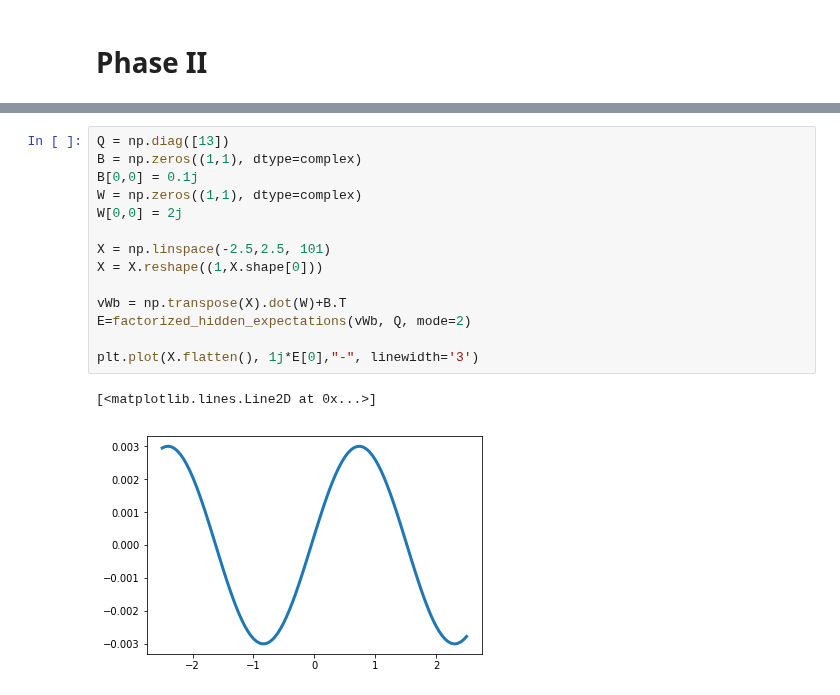
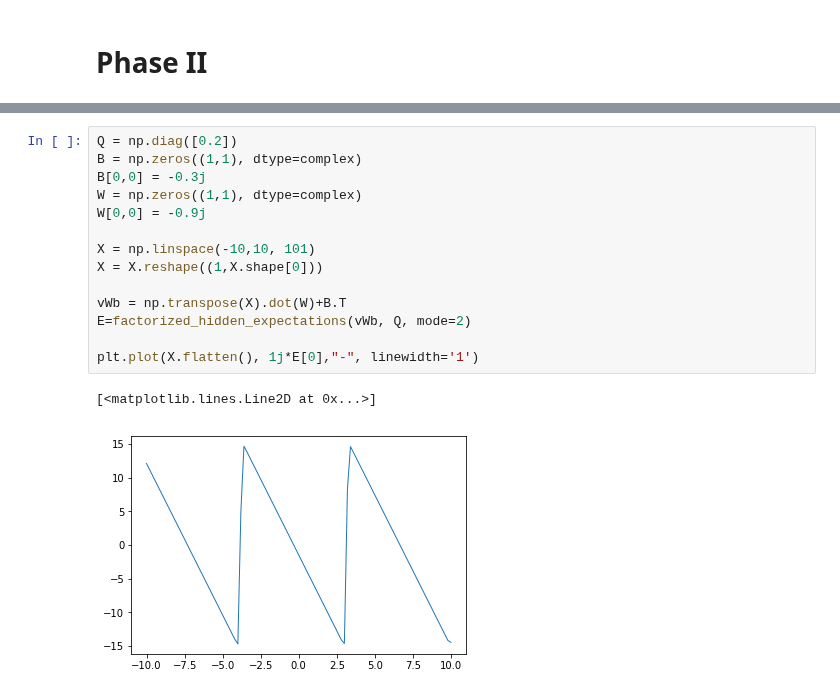
Before and after one commit to RiemannAI/theta, a Jupyter notebook: examples/Ehv_plots.ipynb, the cells around one changed output, grey strips where cells are left out. Saved outputs shown, nothing was run; the diff lists cells and outputs as text.

Commit message:
Plots of E(h|v) output style changed

```diff
--- a/examples/Ehv_plots.ipynb
+++ b/examples/Ehv_plots.ipynb
@@ -178,18 +162,18 @@ plt.plot(X.flatten(), E[0],"-", linewidth='3')
 # %%
-Q = np.diag([13])
+Q = np.diag([0.2])
 B = np.zeros((1,1), dtype=complex)
-B[0,0] = 0.1j
+B[0,0] = -0.3j
 W = np.zeros((1,1), dtype=complex)
-W[0,0] = 2j
+W[0,0] = -0.9j
 
-X = np.linspace(-2.5,2.5, 101)
+X = np.linspace(-10,10, 101)
 X = X.reshape((1,X.shape[0]))
 
 vWb = np.transpose(X).dot(W)+B.T
 E=factorized_hidden_expectations(vWb, Q, mode=2)
 
-plt.plot(X.flatten(), 1j*E[0],"-", linewidth='3')
+plt.plot(X.flatten(), 1j*E[0],"-", linewidth='1')
 # %% [output]
 [<matplotlib.lines.Line2D at 0x...>]
-[figure, old version]
+[figure, new version]
 # %%
```
Also changed, not shown: parts of 17 cells of this notebook.
